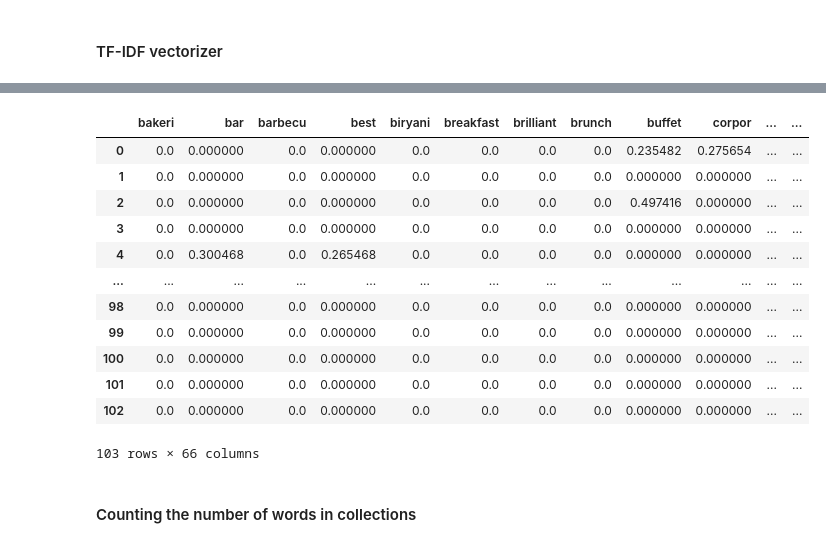
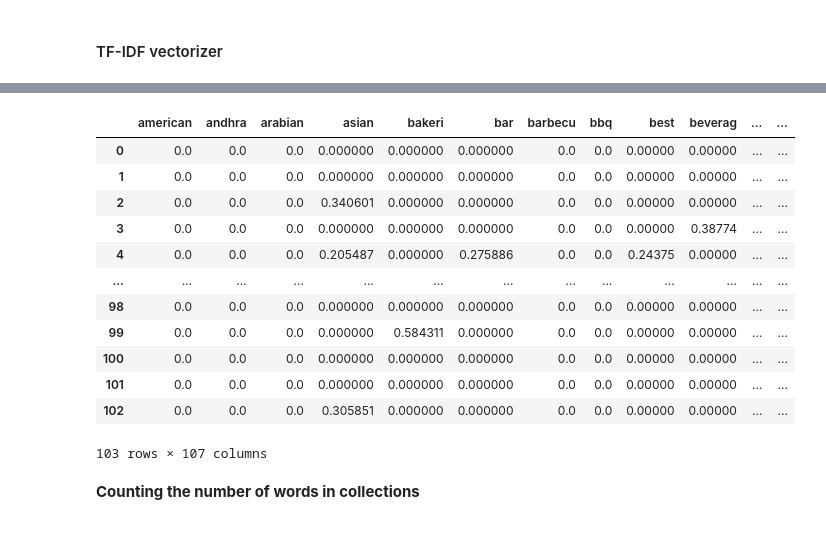
Before and after one commit to ParvezMakandar/ZOMATO-RESTAURANT-CLUSTERING-AND-SENTIMENT-ANALYSIS, a Jupyter notebook: Zomato_Restaurant_Clustering_And_Sentiment_Analysis_Capstone_Project.ipynb, the cells around one changed output, grey strips where cells are left out. Cells and saved outputs as stored; diff of their text form; code cells hidden in the pictures.

```diff
--- a/Zomato_Restaurant_Clustering_And_Sentiment_Analysis_Capstone_Project.ipynb
+++ b/Zomato_Restaurant_Clustering_And_Sentiment_Analysis_Capstone_Project.ipynb
@@ -492,0 +502,4 @@ vocab_bef_stem = vocab_bef_stem.sort_values(ascending = False)
+# %%
+# # remove punctuation and stopwords from cuisines column
+restaurant_df['Cuisines'] = restaurant_df['Cuisines'].apply(remove_punctuation)
+restaurant_df['Cuisines'] = restaurant_df['Cuisines'].apply(remove_stopwords)
@@ -493,3 +508,5 @@ vocab_bef_stem = vocab_bef_stem.sort_values(ascending = False)
+# %%
+restaurant_df['text'] = restaurant_df['Collections'] + " " + restaurant_df['Cuisines']
 # %% [markdown]
 #### Stemming
 # %%
@@ -502,7 +519,7 @@ def stemming(text):
     text = [stemmer.stem(word) for word in text.split()]
     return " ".join(text)
 # %%
-restaurant_df['Collections'] = restaurant_df['Collections'].apply(stemming)
+restaurant_df['text'] = restaurant_df['text'].apply(stemming)
 # %% [markdown]
 #### TF-IDF vectorizer
 # %%
@@ -513,7 +530,7 @@ tfid_vectorizer = TfidfVectorizer()
 
 # fit the vectorizer using the text data
 # tfid_vectorizer.fit(restaurant_df['Collections'])
-tfidf_matrix = tfid_vectorizer.fit_transform(restaurant_df['Collections'])
+tfidf_matrix = tfid_vectorizer.fit_transform(restaurant_df['text'])
 
 # collect the vocabulary items used in the vectorizer
 dictionary = tfid_vectorizer.vocabulary_.items()
@@ -537,23 +554,23 @@ vocab_after_stem.head(20).plot(kind = 'barh', figsize = (5,10))
 # %%
 feature_names = tfid_vectorizer.get_feature_names()
 
-vectorized_df = pd.DataFrame(tfidf_matrix.todense(), columns = feature_names)
-vectorized_df
+text_vectorized_df = pd.DataFrame(tfidf_matrix.todense(), columns = feature_names)
+text_vectorized_df
 # %% [output]
-|  | bakeri | bar | barbecu | best | biryani | breakfast | brilliant | brunch | buffet | corpor | ... | ... |
-| 0 | 0.0 | 0.000000 | 0.0 | 0.000000 | 0.0 | 0.0 | 0.0 | 0.0 | 0.235482 | 0.275654 | ... | ... |
-| 1 | 0.0 | 0.000000 | 0.0 | 0.000000 | 0.0 | 0.0 | 0.0 | 0.0 | 0.000000 | 0.000000 | ... | ... |
-| 2 | 0.0 | 0.000000 | 0.0 | 0.000000 | 0.0 | 0.0 | 0.0 | 0.0 | 0.497416 | 0.000000 | ... | ... |
-| 3 | 0.0 | 0.000000 | 0.0 | 0.000000 | 0.0 | 0.0 | 0.0 | 0.0 | 0.000000 | 0.000000 | ... | ... |
-| 4 | 0.0 | 0.300468 | 0.0 | 0.265468 | 0.0 | 0.0 | 0.0 | 0.0 | 0.000000 | 0.000000 | ... | ... |
+|  | american | andhra | arabian | asian | bakeri | bar | barbecu | bbq | best | beverag | ... | ... |
+| 0 | 0.0 | 0.0 | 0.0 | 0.000000 | 0.000000 | 0.000000 | 0.0 | 0.0 | 0.00000 | 0.00000 | ... | ... |
+| 1 | 0.0 | 0.0 | 0.0 | 0.000000 | 0.000000 | 0.000000 | 0.0 | 0.0 | 0.00000 | 0.00000 | ... | ... |
+| 2 | 0.0 | 0.0 | 0.0 | 0.340601 | 0.000000 | 0.000000 | 0.0 | 0.0 | 0.00000 | 0.00000 | ... | ... |
+| 3 | 0.0 | 0.0 | 0.0 | 0.000000 | 0.000000 | 0.000000 | 0.0 | 0.0 | 0.00000 | 0.38774 | ... | ... |
+| 4 | 0.0 | 0.0 | 0.0 | 0.205487 | 0.000000 | 0.275886 | 0.0 | 0.0 | 0.24375 | 0.00000 | ... | ... |
 | ... | ... | ... | ... | ... | ... | ... | ... | ... | ... | ... | ... | ... |
-| 98 | 0.0 | 0.000000 | 0.0 | 0.000000 | 0.0 | 0.0 | 0.0 | 0.0 | 0.000000 | 0.000000 | ... | ... |
-| 99 | 0.0 | 0.000000 | 0.0 | 0.000000 | 0.0 | 0.0 | 0.0 | 0.0 | 0.000000 | 0.000000 | ... | ... |
-| 100 | 0.0 | 0.000000 | 0.0 | 0.000000 | 0.0 | 0.0 | 0.0 | 0.0 | 0.000000 | 0.000000 | ... | ... |
-| 101 | 0.0 | 0.000000 | 0.0 | 0.000000 | 0.0 | 0.0 | 0.0 | 0.0 | 0.000000 | 0.000000 | ... | ... |
-| 102 | 0.0 | 0.000000 | 0.0 | 0.000000 | 0.0 | 0.0 | 0.0 | 0.0 | 0.000000 | 0.000000 | ... | ... |
+| 98 | 0.0 | 0.0 | 0.0 | 0.000000 | 0.000000 | 0.000000 | 0.0 | 0.0 | 0.00000 | 0.00000 | ... | ... |
+| 99 | 0.0 | 0.0 | 0.0 | 0.000000 | 0.584311 | 0.000000 | 0.0 | 0.0 | 0.00000 | 0.00000 | ... | ... |
+| 100 | 0.0 | 0.0 | 0.0 | 0.000000 | 0.000000 | 0.000000 | 0.0 | 0.0 | 0.00000 | 0.00000 | ... | ... |
+| 101 | 0.0 | 0.0 | 0.0 | 0.000000 | 0.000000 | 0.000000 | 0.0 | 0.0 | 0.00000 | 0.00000 | ... | ... |
+| 102 | 0.0 | 0.0 | 0.0 | 0.305851 | 0.000000 | 0.000000 | 0.0 | 0.0 | 0.00000 | 0.00000 | ... | ... |
-103 rows × 66 columns
+103 rows × 107 columns
 # %% [markdown]
-#### Counting the number of words in collections
+**Counting the number of words in collections**
 # %%
 def length(text):
```
Also changed, not shown: parts of 91 cells of this notebook.
